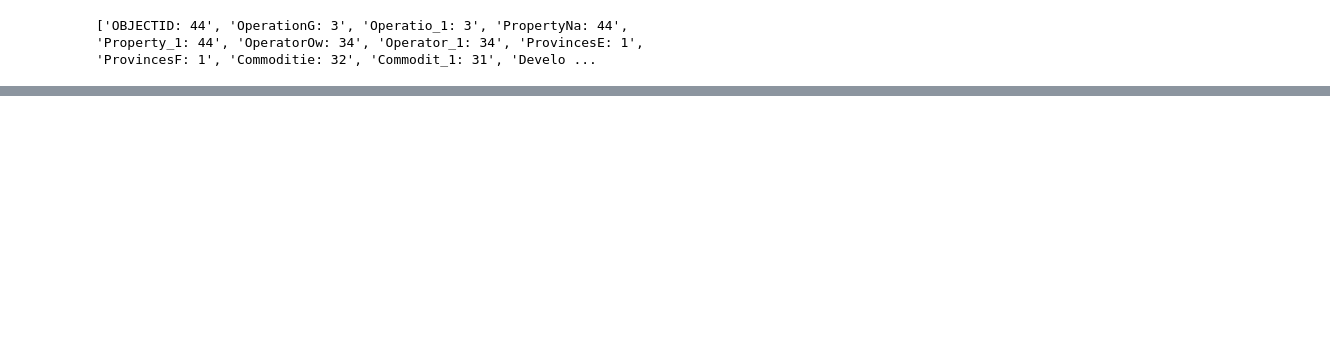
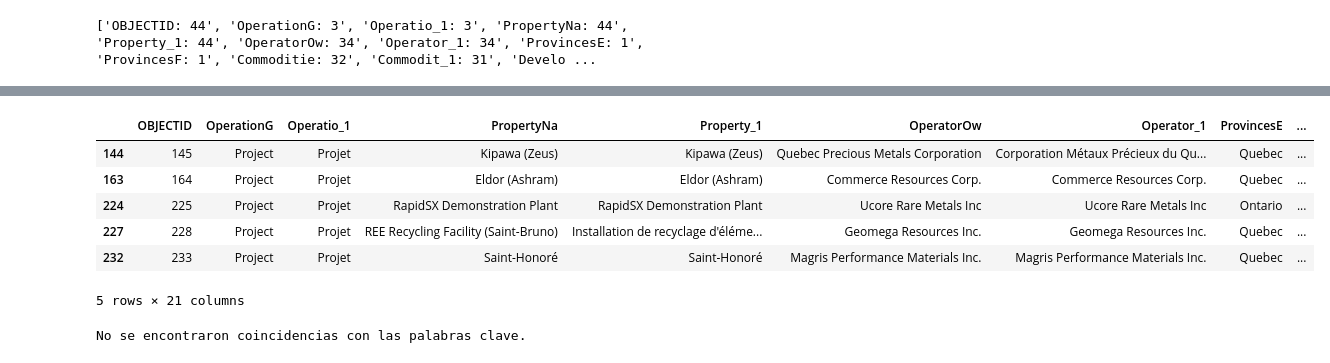
Before and after one commit to cvillarragamo/Tech_Treasures_Challenge, a Jupyter notebook: 1_Data_Collection_Cleaning.ipynb, the cells around one changed output, grey strips where cells are left out. Saved outputs shown, nothing was run; the diff lists cells and outputs as text; code cells hidden in the pictures; blank space fills up the shorter version.

```diff
--- a/1_Data_Collection_Cleaning.ipynb
+++ b/1_Data_Collection_Cleaning.ipynb
@@ -155,0 +193,25 @@ print([f'{col}: {len(bc_cm[col].unique())}' for col in bc_cm.columns])
+# %%
+CM[(CM['Commoditie']=='Rare earth elements') & (CM['ProvincesE'].isin(['Quebec','Ontario']))]
+# %% [output]
+|  | OBJECTID | OperationG | Operatio_1 | PropertyNa | Property_1 | OperatorOw | Operator_1 | ProvincesE | ... |
+| 144 | 145 | Project | Projet | Kipawa (Zeus) | Kipawa (Zeus) | Quebec Precious Metals Corporation | Corporation Métaux Précieux du Qu... | Quebec | ... |
+| 163 | 164 | Project | Projet | Eldor (Ashram) | Eldor (Ashram) | Commerce Resources Corp. | Commerce Resources Corp. | Quebec | ... |
+| 224 | 225 | Project | Projet | RapidSX Demonstration Plant | RapidSX Demonstration Plant | Ucore Rare Metals Inc | Ucore Rare Metals Inc | Ontario | ... |
+| 227 | 228 | Project | Projet | REE Recycling Facility (Saint-Bruno) | Installation de recyclage d'éléme... | Geomega Resources Inc. | Geomega Resources Inc. | Quebec | ... |
+| 232 | 233 | Project | Projet | Saint-Honoré | Saint-Honoré | Magris Performance Materials Inc. | Magris Performance Materials Inc. | Quebec | ... |
+5 rows × 21 columns
+# %%
+palabras_clave = 'Canyon Creek'
+
+# Crear una máscara que identifica si las palabras clave están presentes en alguna celda
+mask = CM.applymap(lambda x: palabras_clave in str(x))
+
+# Verificar si hay coincidencias en alguna parte del DataFrame
+if mask.any().any():
+    # Mostrar las filas donde aparecen las palabras clave
+    filas_coincidentes = CM[mask.any(axis=1)]
+    print(filas_coincidentes)
+else:
+    print("No se encontraron coincidencias con las palabras clave.")
+# %% [output]
+No se encontraron coincidencias con las palabras clave.
```
Also changed, not shown: parts of 10 cells of this notebook, 1 other file.
